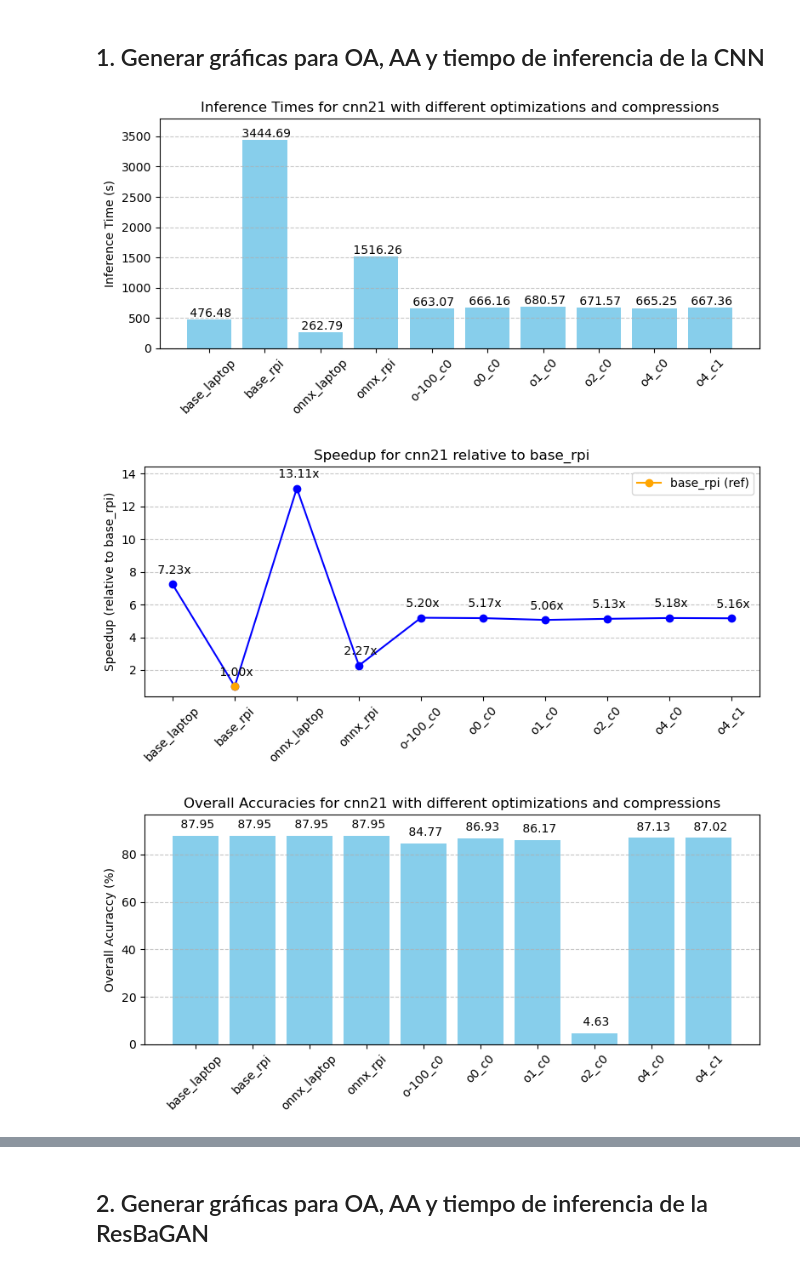
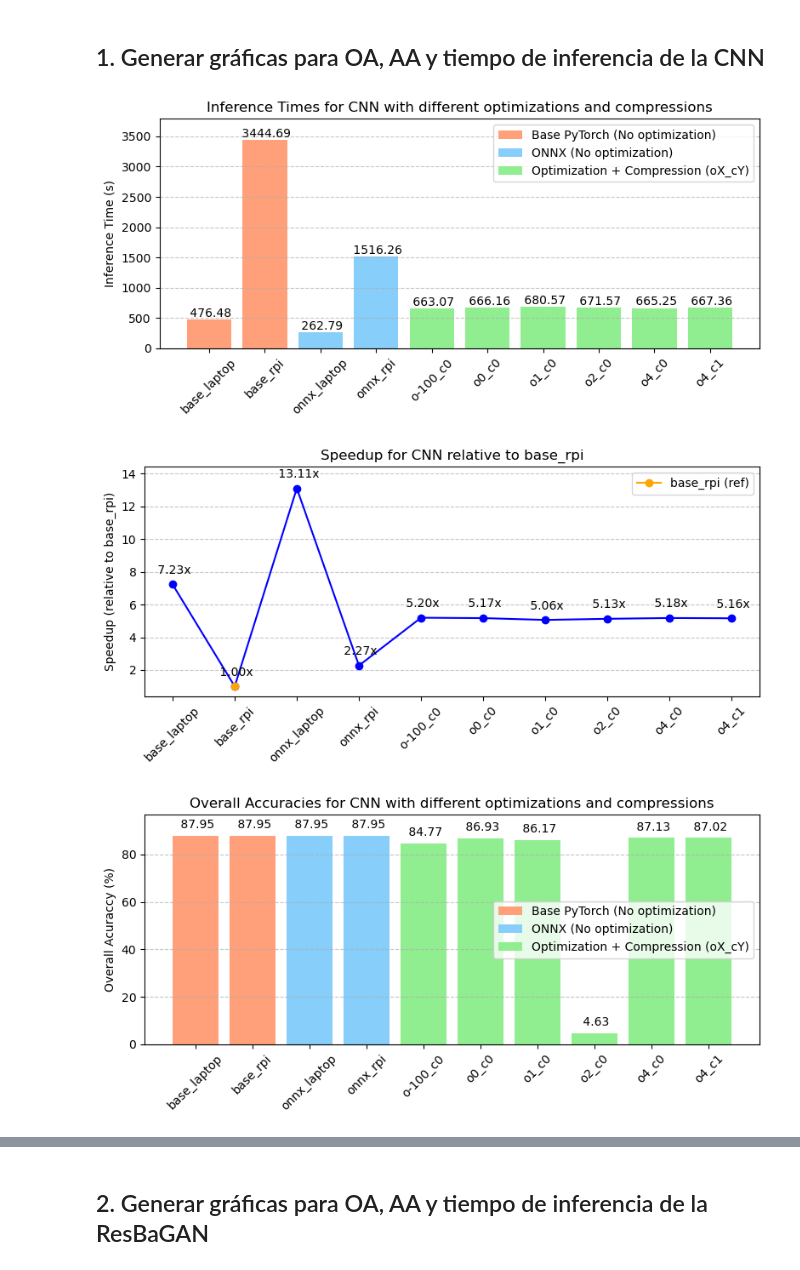
Before and after one commit to pablogcfuentes/hyper-rpi, a Jupyter notebook: notebooks/30_AUX_Graphs.ipynb, the cells around one changed output, grey strips where cells are left out. Cells and saved outputs as stored; diff of their text form; code cells hidden in the pictures.

```diff
--- a/notebooks/30_AUX_Graphs.ipynb
+++ b/notebooks/30_AUX_Graphs.ipynb
@@ -22,6 +23,28 @@ model_names_cnn = [
     "o4_c0",
     "o4_c1",
 ]
+
+color_map = {
+    "base": "#FFA07A", # Color salmón
+    "onnx": "#87CEFA", # Color azul cielo
+    "opt": "#90EE90" # Color verde claro
+}
+
+# Asignar colores a cada modelo según su prefijo
+bar_colors = []
+for name in model_names_cnn:
+    if name.startswith("base"):
+        bar_colors.append(color_map["base"])
+    elif name.startswith("onnx"):
+        bar_colors.append(color_map["onnx"])
+    else:
+        bar_colors.append(color_map["opt"])
+
+legend_elements = [
+    Patch(facecolor=color_map["base"], label="Base PyTorch (No optimization)"),
+    Patch(facecolor=color_map["onnx"], label="ONNX (No optimization)"),
+    Patch(facecolor=color_map["opt"], label="Optimization + Compression (oX_cY)")
+]
 # %%
 # Graficar los tiempos de inferencia
 inference_times = [
@@ -38,7 +61,7 @@ inference_times = [
 ]
 
 plt.figure(figsize=(8, 4))
-bars = plt.bar(model_names_cnn, inference_times, color='skyblue')
+bars = plt.bar(model_names_cnn, inference_times, color=bar_colors)
 
 # Añadimos valores encima de las barras
 for bar, value in zip(bars, inference_times):
@@ -49,9 +72,13 @@ for bar, value in zip(bars, inference_times):
 
 plt.ylim(top=max(inference_times) * 1.1)
 plt.ylabel("Inference Time (s)")
-plt.title("Inference Times for cnn21 with different optimizations and compressions")
+plt.title("Inference Times for CNN with different optimizations and compressions")
 plt.xticks(rotation=45)
 plt.grid(axis='y', linestyle='--', alpha=0.7)
+
+# Añadimos leyenda y texto explicativo
+plt.legend(handles = legend_elements, loc='upper right', frameon=True)
+# plt.text(0.5, -0.5, explanation, ha='center', va='center', fontsize=9, transform=plt.gca().transAxes)
 plt.tight_layout()
 
 # Guardar y mostrar la imagen
@@ -59,7 +86,7 @@ plt.savefig("../results/graphs/inference_times_cnn21.png")
 plt.savefig("../results/graphs/inference_times_cnn21.pdf", dpi=300)
 plt.show()
 # %% [output]
-[figure, old version]
+[figure, new version]
 # %%
 # Graficar el speedup
 base_rpi_idx = model_names_cnn.index("base_rpi")
@@ -81,7 +108,7 @@ for x, y in zip(model_names_cnn, speedup):
 
 plt.ylim(top=max(speedup) * 1.1)
 plt.ylabel("Speedup (relative to base_rpi)")
-plt.title("Speedup for cnn21 relative to base_rpi")
+plt.title("Speedup for CNN relative to base_rpi")
 plt.xticks(rotation=45)
 plt.grid(axis='y', linestyle='--', alpha=0.7)
 plt.legend()
@@ -92,7 +119,7 @@ plt.savefig("../results/graphs/speedup_cnn21.png")
 plt.savefig("../results/graphs/speedup_cnn21.pdf", dpi=300)
 plt.show()
 # %% [output]
-[figure, old version]
+[figure, new version]
 # %%
 # Graficar los OA
 oa_values = [
@@ -101,36 +128,39 @@ oa_values = [
     87.95,
     87.95,
     84.77,
     86.93,
     86.17,
     4.63,
     87.13,
     87.02
 ]
 
 plt.figure(figsize=(8, 4))
-bars = plt.bar(model_names_cnn, oa_values, color='skyblue')
+bars = plt.bar(model_names_cnn, oa_values, color=bar_colors)
 
 # Añadimos valores encima de las barras
 for bar, value in zip(bars, oa_values):
     plt.text(bar.get_x() + bar.get_width() / 2,
              bar.get_height() + 2,
              f'{value: .2f}',
              ha='center', va='bottom', fontsize=10)
 
 plt.ylim(top=max(oa_values) * 1.1)
 plt.ylabel("Overall Acuraccy (%)")
-plt.title("Overall Accuracies for cnn21 with different optimizations and compressions")
+plt.title("Overall Accuracies for CNN with different optimizations and compressions")
 plt.xticks(rotation=45)
 plt.grid(axis='y', linestyle='--', alpha=0.7)
+
+# Añadimos leyenda y texto explicativo
+plt.legend(handles = legend_elements, loc='center right', frameon=True)
 plt.tight_layout()
 
 # Guardar y mostrar la imagen
 plt.savefig("../results/graphs/overall_accuracies_cnn21.png")
 plt.savefig("../results/graphs/overall_accuracies_cnn21.pdf", dpi=300)
 plt.show()
 # %% [output]
-[figure, old version]
+[figure, new version]
 # %%
 # Graficar los AA
 aa_values = [
```
Also changed, not shown: parts of 9 cells of this notebook, 20 other files.
